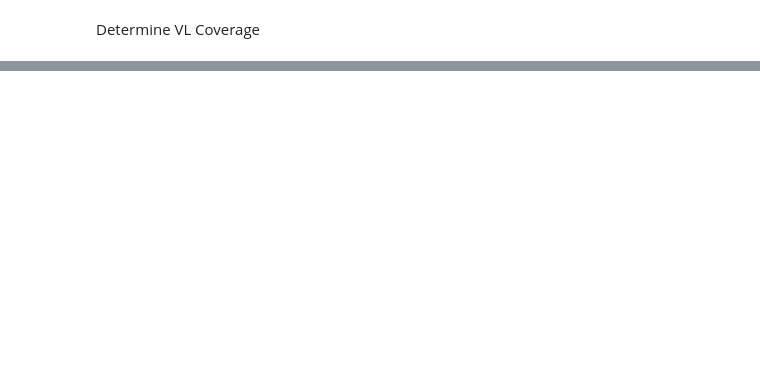
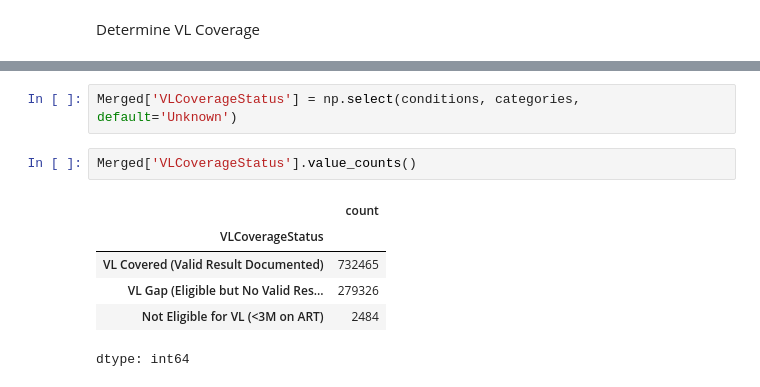
Before and after one commit to FridaOyucho/Viral-Load-Coverage-and-Suppression-Analysis, a Jupyter notebook: VL_Analysis.ipynb, the cells around one changed output, grey strips where cells are left out. Saved outputs shown, nothing was run; the diff lists cells and outputs as text; blank space fills up the shorter version.

```diff
--- a/VL_Analysis.ipynb
+++ b/VL_Analysis.ipynb
@@ -537,0 +587,11 @@ Determine VL Coverage
+# %%
+Merged['VLCoverageStatus'] = np.select(conditions, categories, default='Unknown')
+# %%
+Merged['VLCoverageStatus'].value_counts()
+# %% [output]
+|  | count |
+| VLCoverageStatus |  |
+| VL Covered (Valid Result Documented) | 732465 |
+| VL Gap (Eligible but No Valid Res... | 279326 |
+| Not Eligible for VL (<3M on ART) | 2484 |
+dtype: int64
```
Also changed, not shown: parts of 9 cells of this notebook.
